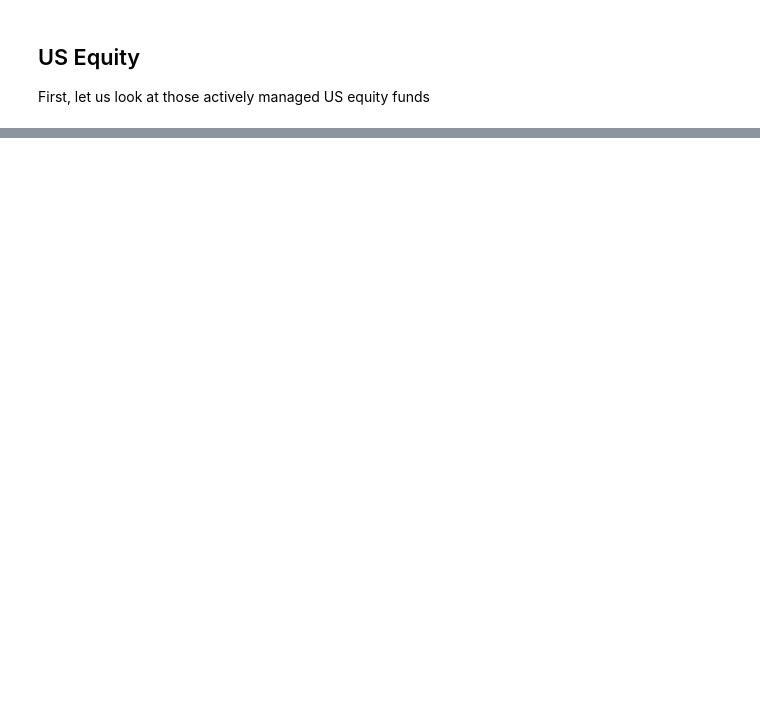
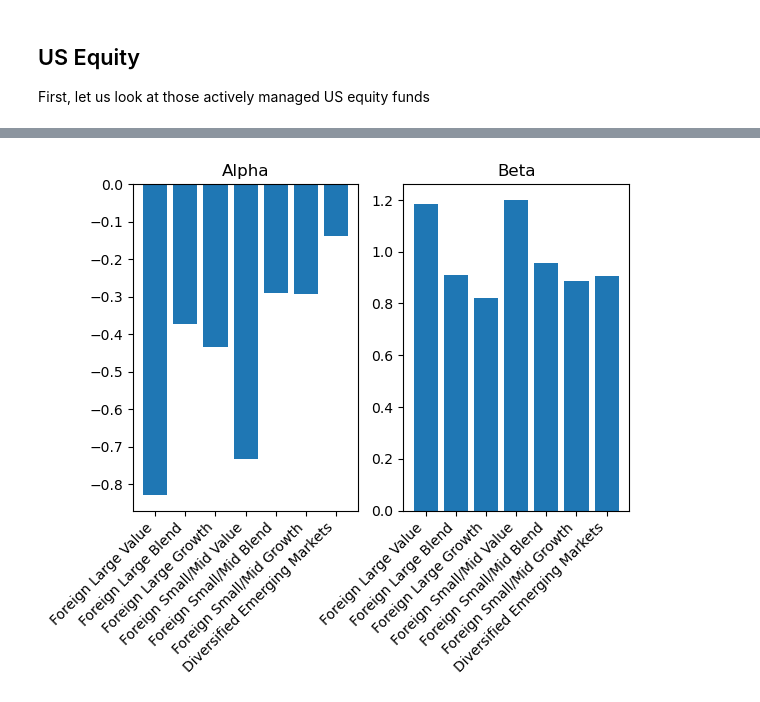
Before and after one commit to earlight/15-4331-final-project, a Jupyter notebook: data_analysis.ipynb, the cells around one changed output, grey strips where cells are left out. Saved outputs shown, nothing was run; the diff lists cells and outputs as text; code cells hidden in the pictures; blank space fills up the shorter version.

```diff
--- a/data_analysis.ipynb
+++ b/data_analysis.ipynb
@@ -74,0 +118,12 @@ mf_types = list(mf_dict.keys())
+# %%
+int_alphas, int_betas, int_names = capm(int_data, ff_df)
+# %%
+fig, (ax1, ax2) = plt.subplots(nrows=1, ncols=2)
+ax1.bar(int_names, int_alphas)
+ax2.bar(int_names, int_betas)
+fig.autofmt_xdate(rotation=45)
+ax1.set_title('Alpha')
+ax2.set_title('Beta')
+plt.show()
+# %% [output]
+[figure, added]
```
Also changed, not shown: parts of 14 cells of this notebook.
